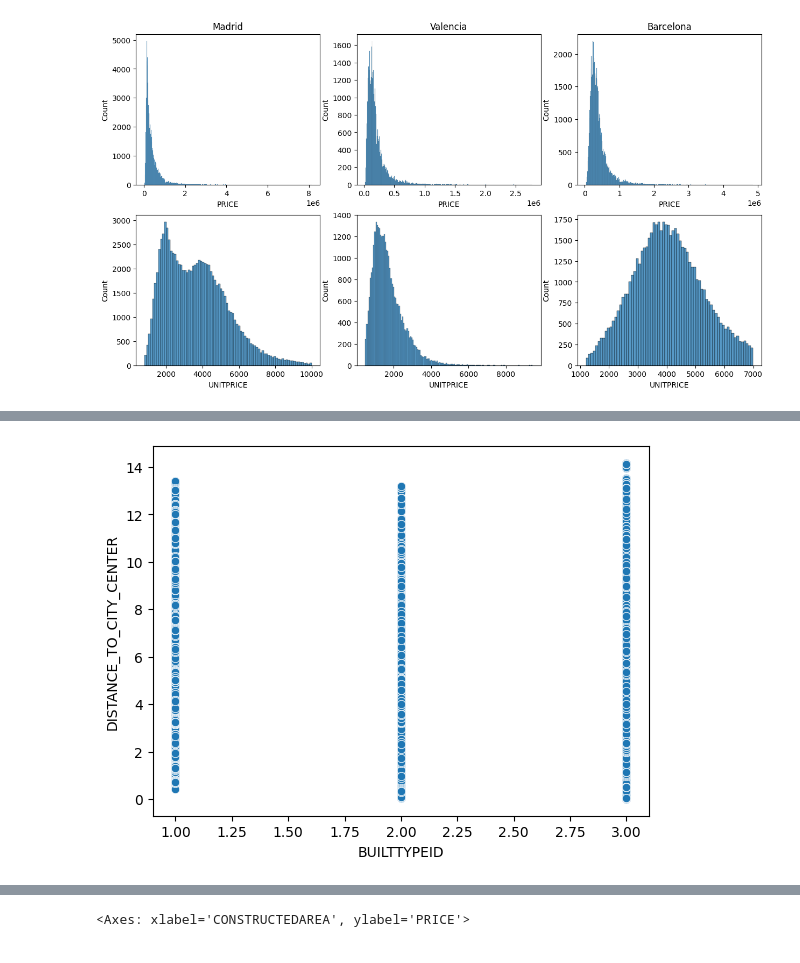
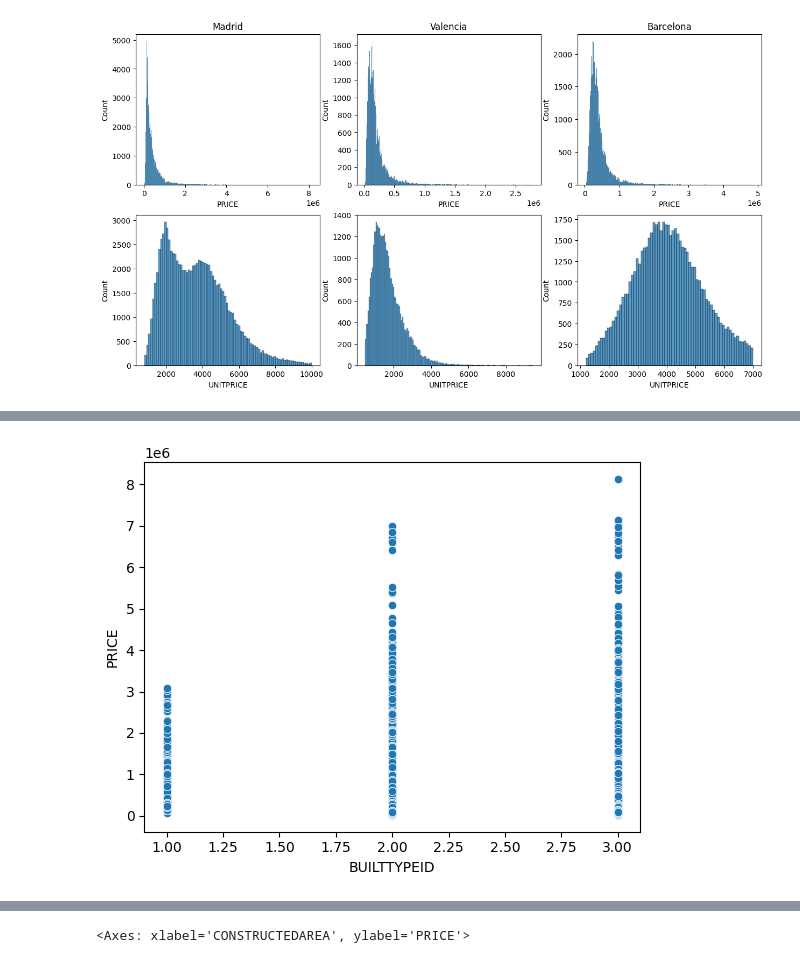
Before and after one commit to LucasDR140603/Proyecto-Idealista, a Jupyter notebook: 02_modelado_estadistico.ipynb, the cells around one changed output, grey strips where cells are left out. Saved outputs shown, nothing was run; the diff lists cells and outputs as text; code cells hidden in the pictures.

```diff
--- a/02_modelado_estadistico.ipynb
+++ b/02_modelado_estadistico.ipynb
@@ -140,11 +66,10 @@ Barcelona: 0.993469567692151 0.00022791950348659937 Normal=False
 # %%
 sns.scatterplot(
     x='BUILTTYPEID',
-    y='DISTANCE_TO_CITY_CENTER',
+    y='PRICE',
     data=df
 )
 plt.show()
 #los pisos de tipo 3 llegan a precios más altos que los de tipo 1, los de tipo dos están en un nivel intermedio
-#todos lo que tienen espacio de parking tienen el espacio de parking incluído en el precio
 # %% [output]
-[figure, old version]
+[figure, new version]
```
Also changed, not shown: parts of 18 cells of this notebook, 3 other files.
